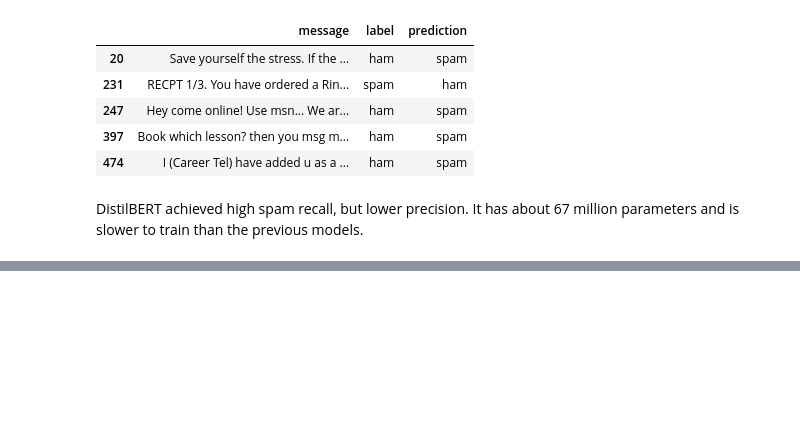
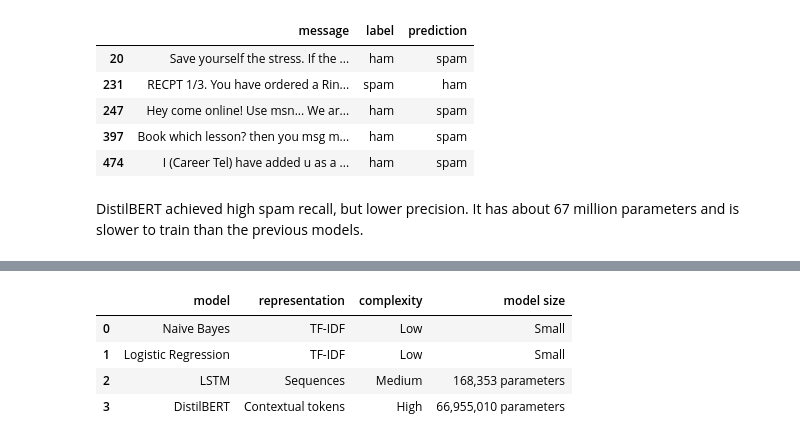
Before and after one commit to fajluna/sms-spam-detection, a Jupyter notebook: notebooks/sms_spam.ipynb, the cells around one changed output, grey strips where cells are left out. Saved outputs shown, nothing was run; the diff lists cells and outputs as text; code cells hidden in the pictures; blank space fills up the shorter version.

```diff
--- a/notebooks/sms_spam.ipynb
+++ b/notebooks/sms_spam.ipynb
@@ -675,0 +707,14 @@ DistilBERT achieved high spam recall, but lower precision. It has about 67 milli
+# %%
+complexity_comparison = pd.DataFrame({
+    "model": ["Naive Bayes", "Logistic Regression", "LSTM", "DistilBERT"],
+    "representation": ["TF-IDF", "TF-IDF", "Sequences", "Contextual tokens"],
+    "complexity": ["Low", "Low", "Medium", "High"],
+    "model size": ["Small", "Small", "168,353 parameters", "66,955,010 parameters"],
+})
+complexity_comparison
+# %% [output]
+|  | model | representation | complexity | model size |
+| 0 | Naive Bayes | TF-IDF | Low | Small |
+| 1 | Logistic Regression | TF-IDF | Low | Small |
+| 2 | LSTM | Sequences | Medium | 168,353 parameters |
+| 3 | DistilBERT | Contextual tokens | High | 66,955,010 parameters |
```
Also changed, not shown: parts of 9 cells of this notebook.
